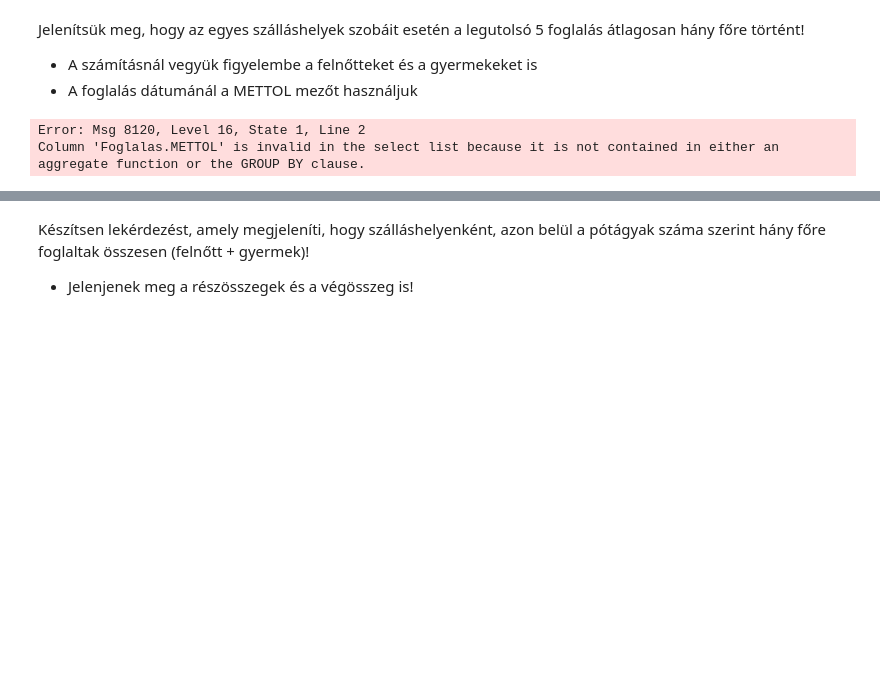
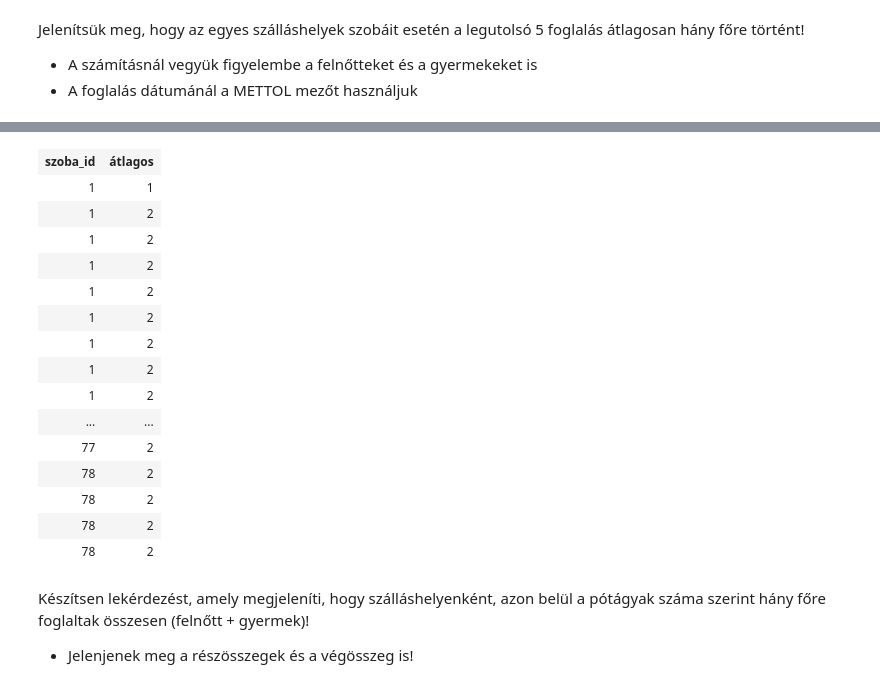
Before and after one commit to wkata/sql_gyak, a Jupyter notebook: zh_4.ipynb, the cells around one changed output, grey strips where cells are left out. Cells and saved outputs as stored; diff of their text form; code cells hidden in the pictures; blank space fills up the shorter version.

```diff
--- a/zh_4.ipynb
+++ b/zh_4.ipynb
@@ -53,8 +53,6 @@ Jelenítsük meg, hogy az egyes szálláshelyek szobáit esetén a legutolsó 5
 - A foglalás dátumánál a METTOL mezőt használjuk
 # %%
 SELECT szoba_id,
-        avg(FELNOTT_SZAM+GYERMEK_SZAM) over(PARTITION by szoba_id order by mettol rows between 5 preceding and CURRENT row )
+        avg(FELNOTT_SZAM+GYERMEK_SZAM) over(PARTITION by szoba_id order by mettol rows between 4 preceding and CURRENT row ) As 'átlagos'
 FROM Szoba sz join Foglalas f on sz.SZOBA_ID=f.SZOBA_FK
 # %% [output]
-Error: Msg 8120, Level 16, State 1, Line 2
-Column 'Foglalas.METTOL' is invalid in the select list because it is not contained in either an aggregate function or the GROUP BY clause.
@@ -62,3 +61,19 @@ Total execution time: 00:00:00.002
+| szoba_id | átlagos |
+| 1 | 1 |
+| 1 | 2 |
+| 1 | 2 |
+| 1 | 2 |
+| 1 | 2 |
+| 1 | 2 |
+| 1 | 2 |
+| 1 | 2 |
+| 1 | 2 |
+| ... | ... |
+| 77 | 2 |
+| 78 | 2 |
+| 78 | 2 |
+| 78 | 2 |
+| 78 | 2 |
 # %% [markdown]
 Készítsen lekérdezést, amely megjeleníti, hogy szálláshelyenként, azon belül a pótágyak száma szerint hány főre foglaltak összesen (felnőtt + gyermek)!
 
```
Also changed, not shown: parts of 2 cells of this notebook.
